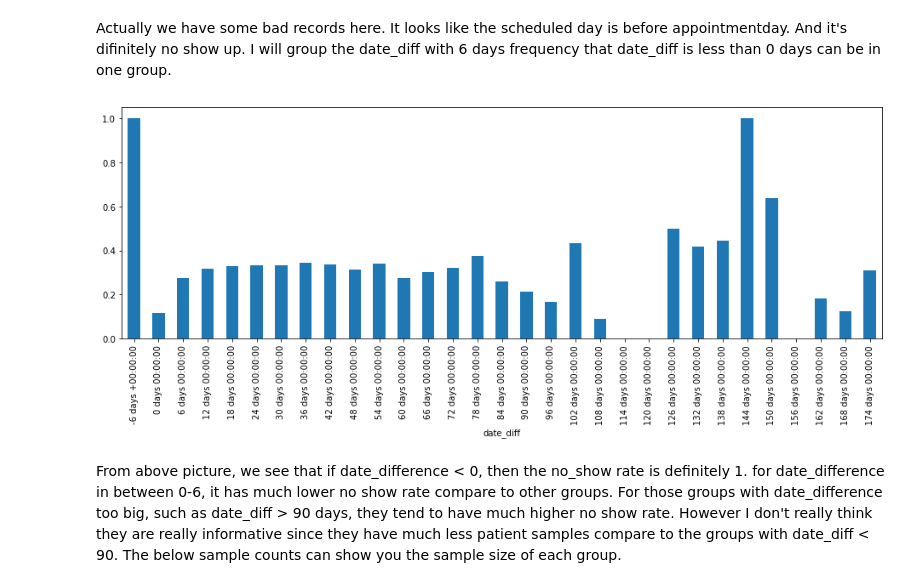
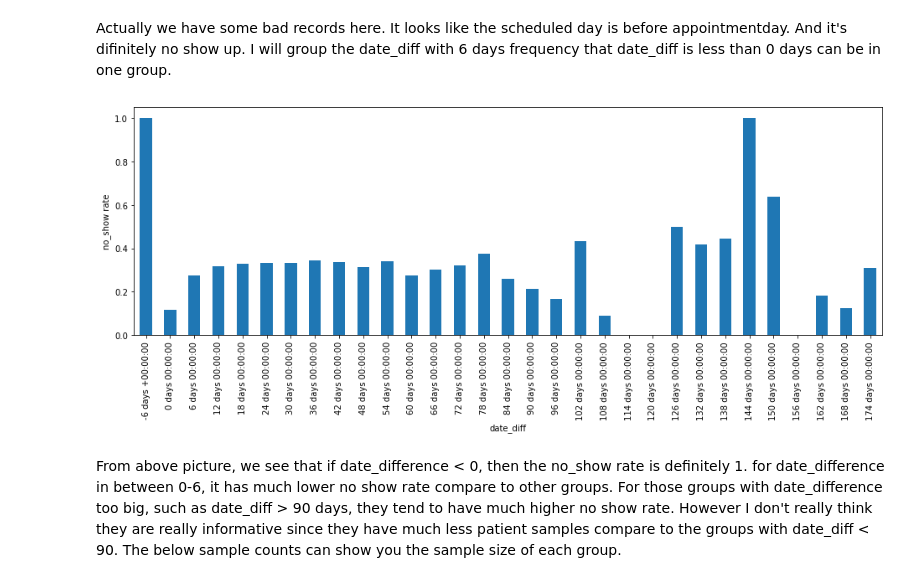
Before and after one commit to wendydoog/Data-Analyst-Nanodegree-Project, a Jupyter notebook: investigate-a-dataset.ipynb, the cells around one changed output. Drawn from its saved outputs; the diff is of its cells as text; code cells hidden in the pictures.

```diff
--- a/investigate-a-dataset.ipynb
+++ b/investigate-a-dataset.ipynb
@@ -88,5 +91,3 @@ Data columns (total 14 columns):
 dtypes: float64(1), int64(8), object(5)
 memory usage: 11.8+ MB
 110527
-# %%
-df.drop(['patientid'], axis = 1, inplace = True)
@@ -253,8 +267,9 @@ df[df.date_diff == df.date_diff.min()]
 Actually we have some bad records here. It looks like the scheduled day is before appointmentday. And it's difinitely no show up. I will group the date_diff with 6 days frequency that date_diff is less than 0 days can be in one group.
 # %%
 df.groupby(pd.Grouper(key='date_diff',freq='6D')).no_show.mean().plot(kind = 'bar',figsize = (16,5));
+plt.ylabel('no_show rate');
 # %% [output]
-[figure, old version]
+[figure, new version]
 # %% [markdown]
 From above picture, we see that if date_difference < 0, then the no_show rate is definitely 1.
 for date_difference in between 0-6, it has much lower no show rate compare to other groups.
```
Also changed, not shown: parts of 44 cells of this notebook.
